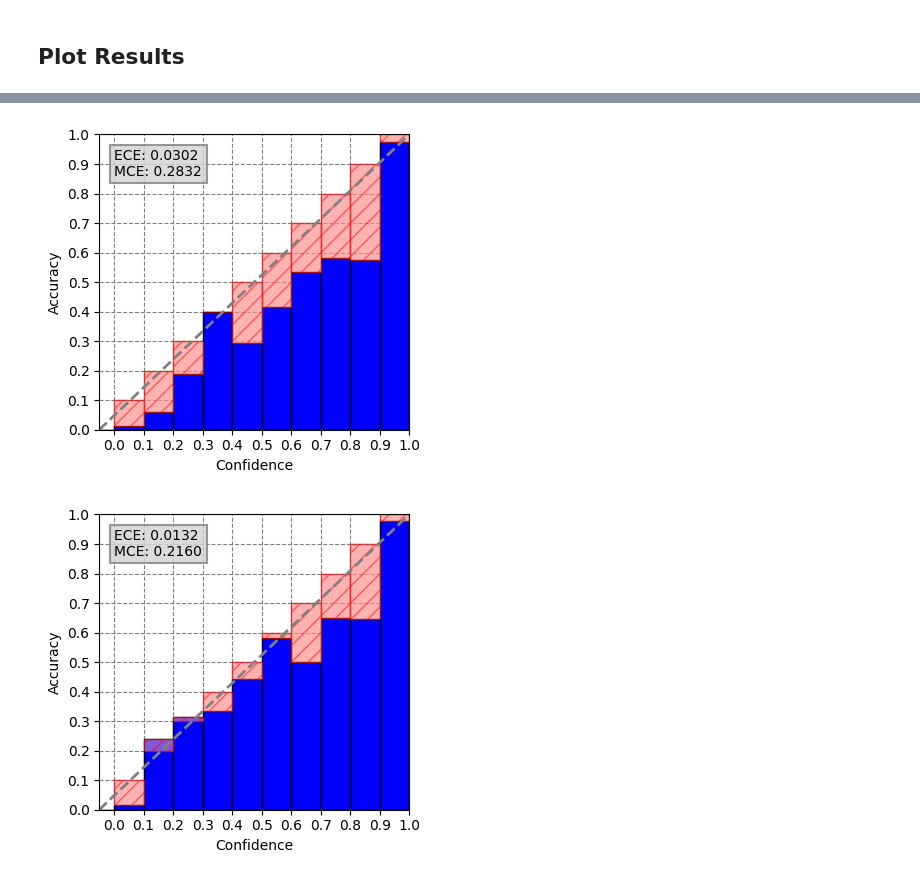
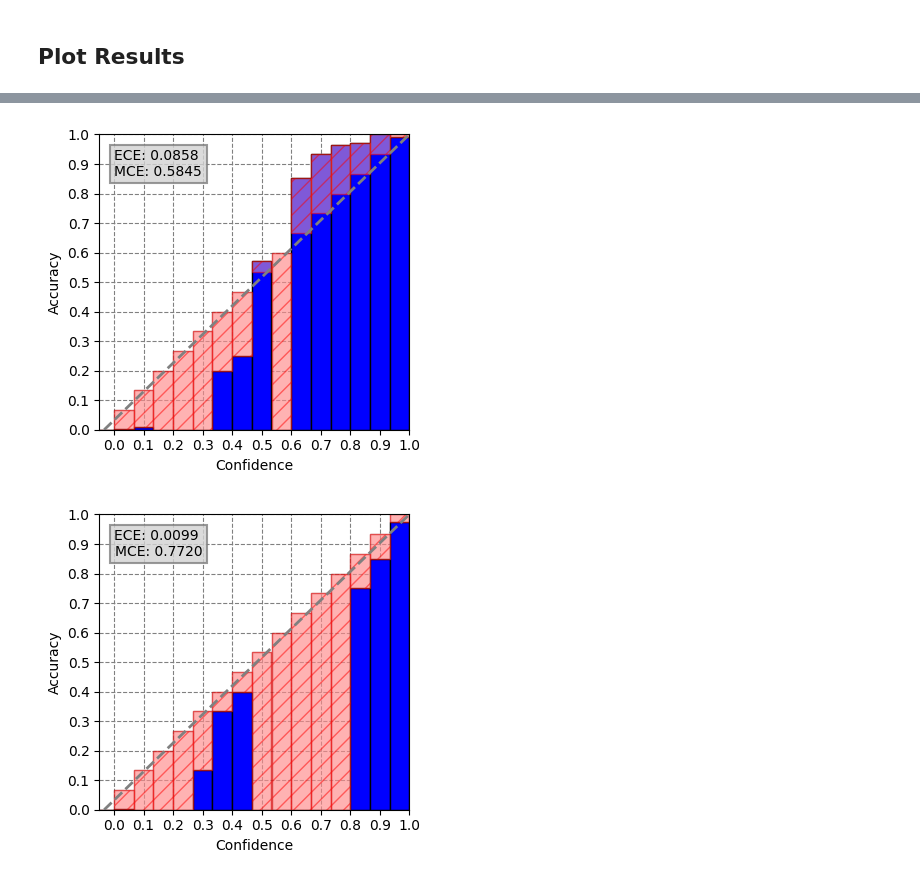
Before and after one commit to unicef/giga-global-school-mapping, a Jupyter notebook: notebooks/07_model_calibration.ipynb, the cells around one changed output, grey strips where cells are left out. Drawn from its saved outputs; the diff is of its cells as text; code cells hidden in the pictures.

```diff
--- a/notebooks/07_model_calibration.ipynb
+++ b/notebooks/07_model_calibration.ipynb
@@ -20,9 +22,8 @@ pd.set_option('mode.chained_assignment', None)
 ## Load Configuration
 # %%
 iso_code = "SEN"
-config_file = "configs/cnn_configs/convnext_large_v01.yaml"
-config = config_utils.load_config(os.path.join(os.getcwd(), config_file))
-config["iso_codes"] = [iso_code]
+config_file = os.path.join(os.getcwd(), "configs/best_models.yaml")
+config = config_utils.load_config(config_file)
 # %% [markdown]
 ## Model Calibration
 # %%
@@ -42,7 +42,7 @@ results
 # %% [markdown]
 ## Load Model Calibrator
 # %%
-calibrator_name = "LogisticCalibration"
+calibrator_name = "IsotonicRegression"
 calibrator = calib_utils.load_calibrator(iso_code, config, calibrator_name)
 calibrator
 # %% [output]
@@ -70,9 +59,9 @@ calib_utils.calibration_curves(iso_code, config, highlight=calibrator_name, n_bi
 # %%
 output = calib_utils.get_calibrator_outputs(iso_code, config, calibrator_name, phase="test")
-calib_utils.reliability_diagram(output["y_probs"], output["y_true"], n_bins=10)
+calib_utils.reliability_diagram(output["y_probs"], output["y_true"], n_bins=15)
 # %% [output]
-[figure, old version]
+[figure, new version]
 # %%
-calib_utils.reliability_diagram(output["y_probs_cal"], output["y_true"], n_bins=10)
+calib_utils.reliability_diagram(output["y_probs_cal"], output["y_true"], n_bins=15)
 # %% [output]
-[figure, old version]
+[figure, new version]
```
Also changed, not shown: parts of 6 cells of this notebook, 8 other files.
